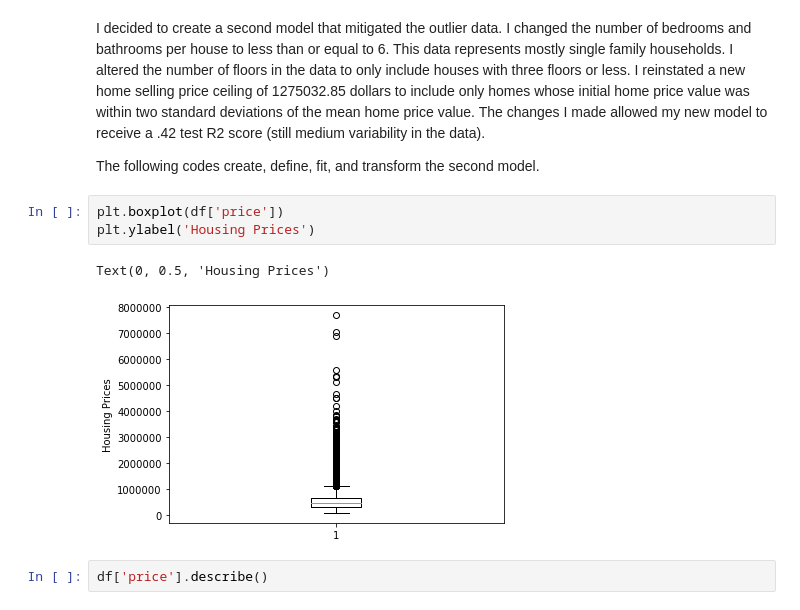
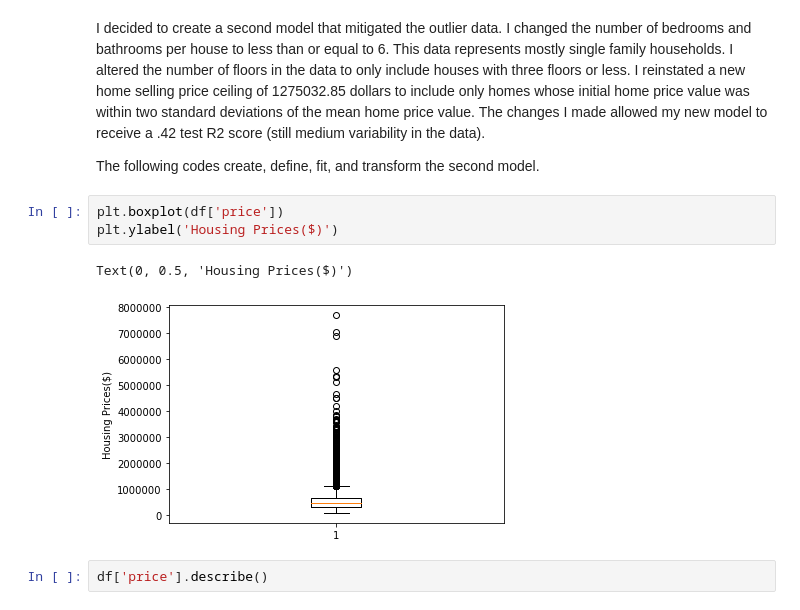
Before and after one commit to jmstipanowich/KingCountyHousingRepo, a Jupyter notebook: KingCountyHousingCodes.ipynb, the cells around one changed output. Cells and saved outputs as stored; diff of their text form.

```diff
--- a/KingCountyHousingCodes.ipynb
+++ b/KingCountyHousingCodes.ipynb
@@ -262,10 +257,10 @@ I decided to create a second model that mitigated the outlier data. I changed th
 The following codes create, define, fit, and transform the second model.
 # %%
 plt.boxplot(df['price'])
-plt.ylabel('Housing Prices')
+plt.ylabel('Housing Prices($)')
 # %% [output]
-Text(0, 0.5, 'Housing Prices')
+Text(0, 0.5, 'Housing Prices($)')
-[figure, old version]
+[figure, new version]
 # %%
 df['price'].describe()
 # %% [output]
```
Also changed, not shown: parts of 4 cells of this notebook.
